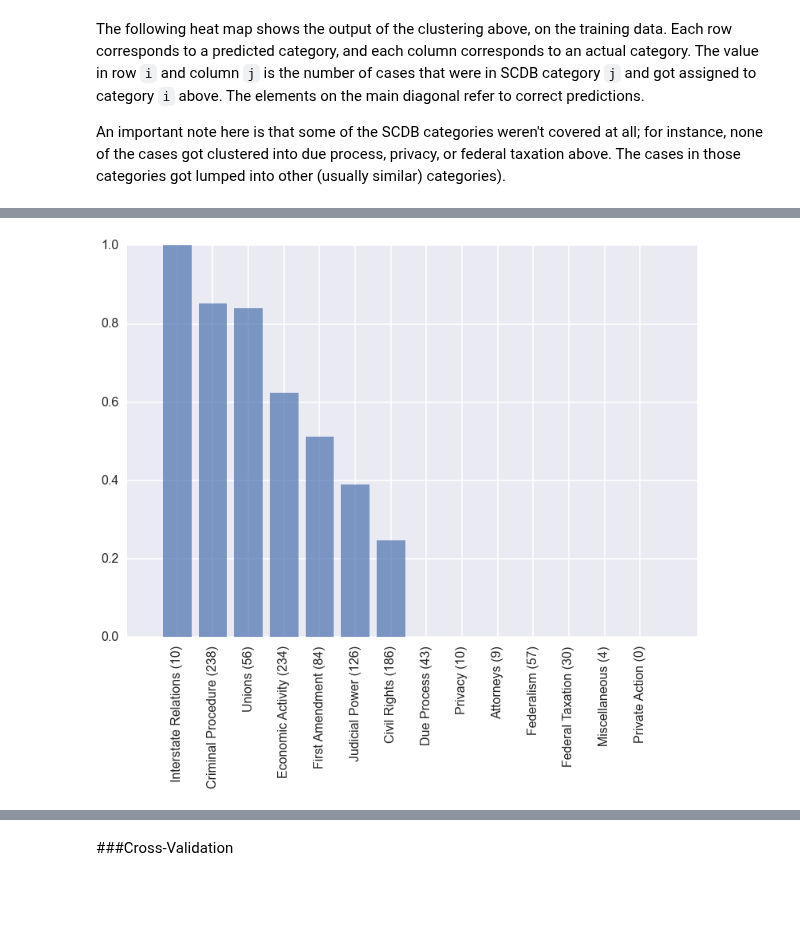
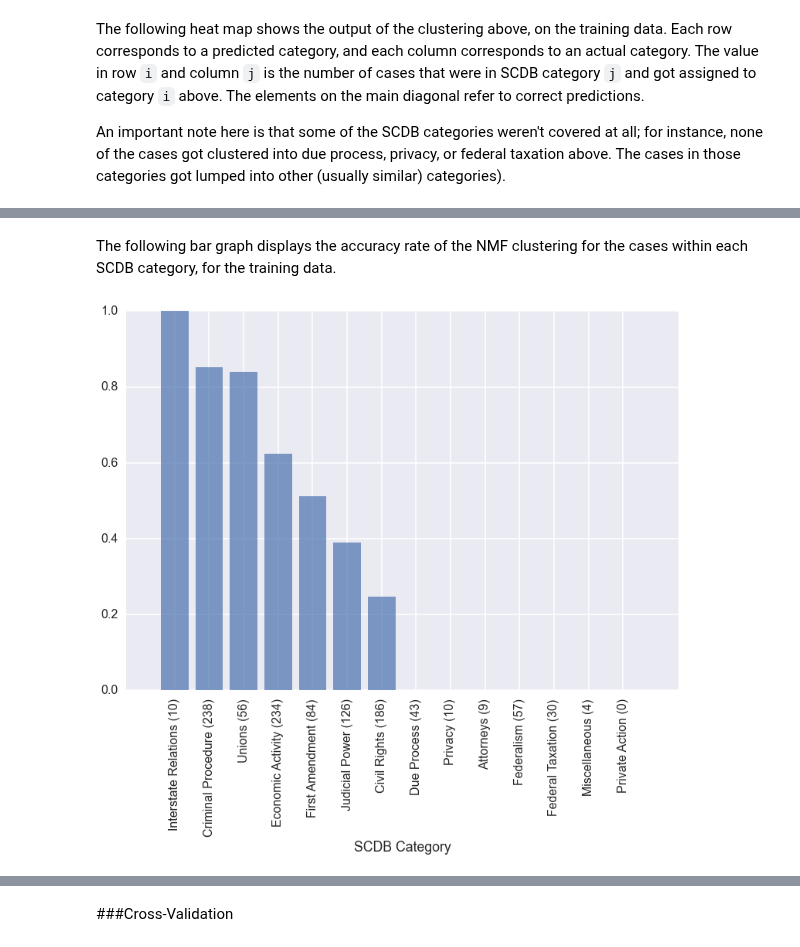
Before and after one commit to yunhanxu/cs109-project, a Jupyter notebook: NMF.ipynb, the cells around one changed output, grey strips where cells are left out. Drawn from its saved outputs; the diff is of its cells as text; code cells hidden in the pictures; blank space fills up the shorter version.

```diff
--- a/NMF.ipynb
+++ b/NMF.ipynb
@@ -249,18 +247,21 @@ sns.axlabel('SCDB Category', 'Predicted Category')
+# %% [markdown]
+The following bar graph displays the accuracy rate of the NMF clustering for the cases within each SCDB category, for the training data.
 # %%
 # sort the SCDB topic areas based on accuracy on training data
 ordered = zip(topic_areas, [sum([x==i for x in train_issue_areas]) for i in range(14)], np.diag(compare_mat_new), range(14))
 ordered.sort(key = lambda (topic,num,acc,ind) : -acc)
 ordered_topics = list(zip(*ordered)[0])
 counts = list(zip(*ordered)[1])
 topic_accuracies = list(zip(*ordered)[2])
 order = list(zip(*ordered)[3])
 
 # plot a bar chart of the accuracy of the clustering algorithm within each topic area
 fig, ax = plt.subplots()
 ax.bar(np.arange(14)+1, topic_accuracies, alpha=0.7, linewidth=0)
 
 ax.set_xticks(np.arange(14)+1.4)
 ax.set_xticklabels(map(lambda (count,topic) : "%s (%s)" % (topic,count), zip(counts,ordered_topics)), rotation='vertical')
+ax.set_xlabel('SCDB Category')
 print
 # %% [output]
-[figure, old version]
+[figure, new version]
```
Also changed, not shown: parts of 20 cells of this notebook.
